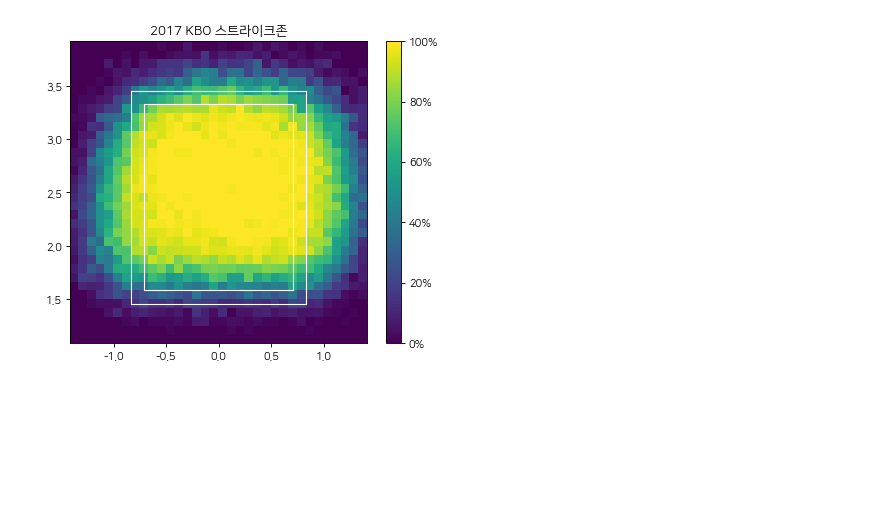
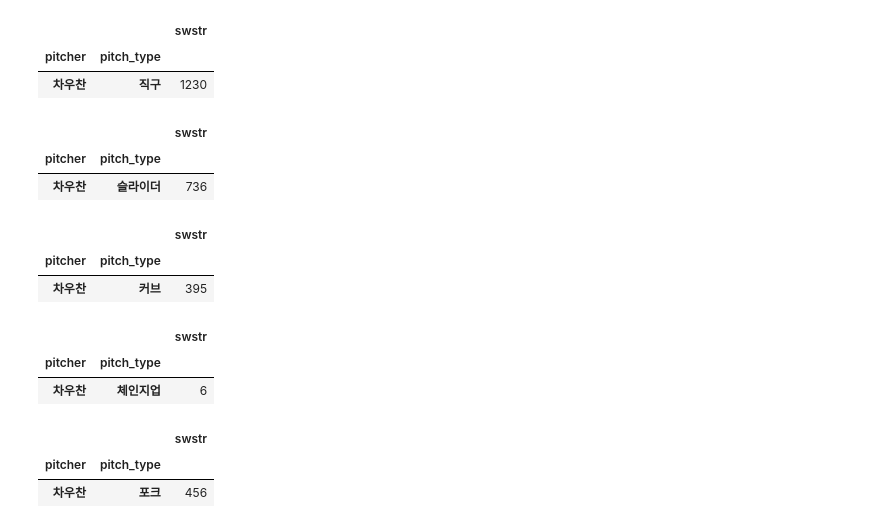
Before and after one commit to kparkk2/KBO_pbp_text_crawler, a Jupyter notebook: pfx_plot.ipynb, the cells around one changed output. Saved outputs shown, nothing was run; the diff lists cells and outputs as text; code cells hidden in the pictures; blank space fills up the shorter version.

```diff
--- a/pfx_plot.ipynb
+++ b/pfx_plot.ipynb
@@ -214,4 +19,44 @@ S-Zone size: 439 sq.inch
-# %%
-plot_heatmap(v, title='2017 KBO 스트라이크존')
-# %% [output]
-[figure, removed]
+# %%
+df = pd.read_csv('pbp_data/2017/2017.csv')
+pitchers = df.pitcher.drop_duplicates()
+pitch_types = df.pitch_type.drop_duplicates()
+# %%
+df.loc[:, 'px'] = pd.to_numeric(df.px, errors='coerce')
+df.loc[:, 'pz'] = pd.to_numeric(df.pz, errors='coerce')
+df.loc[:, 'pfx_x'] = pd.to_numeric(df.pfx_x, errors='coerce')
+df.loc[:, 'pfx_z'] = pd.to_numeric(df.pfx_z, errors='coerce')
+# %%
+pbp_result = pd.DataFrame({'pitcher': df.pitcher, 'pitch_type': df.pitch_type, 'pitch_result': df.pitch_result, 'swstr': 1})
+pbp_result = pbp_result.loc[~pbp_result.pitch_type.isnull(), :]
+pbp_result = pbp_result.loc[pbp_result.pitch_type != 'None', :]
+# %%
+pbp_result.pitch_result = pbp_result.pitch_result.replace('번트헛스윙', '헛스윙')
+pbp_result.pitch_result = pbp_result.pitch_result.replace('번트파울', '파울')
+# %%
+pitches = ['직구', '슬라이더', '커브', '체인지업', '포크']
+
+for pitch in pitches:
+    pitchers = pbp_result.loc[pbp_result.pitch_type==pitch].groupby(['pitcher', 'pitch_type'])
+    pitchers.filter(lambda x: x['swstr'].sum() > 250).groupby(['pitcher', 'pitch_type']).agg({'swstr': 'sum'})
+    l = pitchers.filter(lambda x: x['swstr'].sum() > 250).pitcher.drop_duplicates()
+    pbps = pbp_result.loc[(pbp_result.pitcher.isin(list(l))) & (pbp_result.pitch_type == pitch)].groupby(['pitcher', 'pitch_type', 'pitch_result']).agg({'swstr':'sum'})
+    pbp_pcts = pbps.groupby(level=[0,1]).apply(lambda x: 100*x/x.sum())
+    pbp_pcts['total'] = pbps['swstr']
+    #display(pbp_pcts.iloc[pbp_pcts.index.get_level_values('pitch_result') == '헛스윙'].sort_values('swstr', ascending=False)[:10])
+    display(pitchers.sum().iloc[pitchers.sum().index.get_level_values('pitcher') == '차우찬'])
+# %% [output]
+|  |  | swstr |
+| pitcher | pitch_type |  |
+| 차우찬 | 직구 | 1230 |
+|  |  | swstr |
+| pitcher | pitch_type |  |
+| 차우찬 | 슬라이더 | 736 |
+|  |  | swstr |
+| pitcher | pitch_type |  |
+| 차우찬 | 커브 | 395 |
+|  |  | swstr |
+| pitcher | pitch_type |  |
+| 차우찬 | 체인지업 | 6 |
+|  |  | swstr |
+| pitcher | pitch_type |  |
+| 차우찬 | 포크 | 456 |
```
Also changed, not shown: parts of 28 cells of this notebook, 17 other files.
